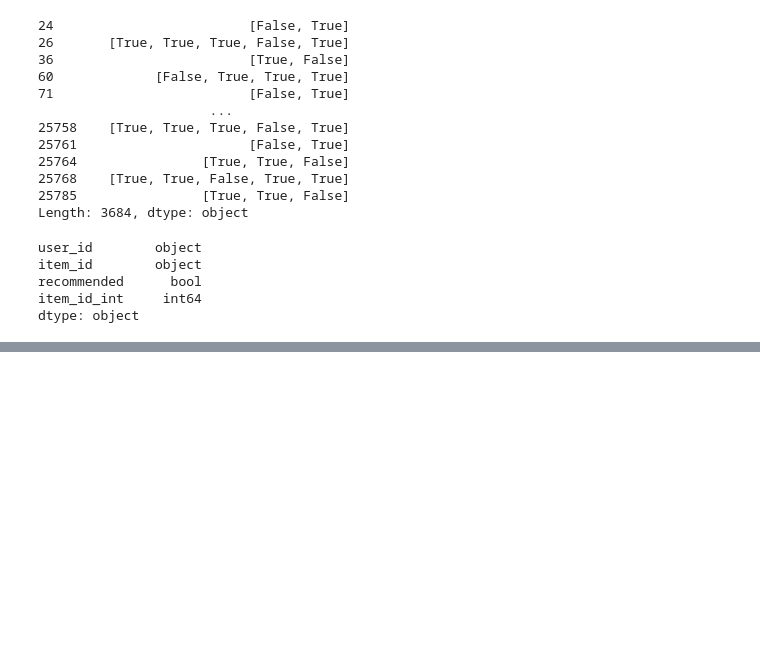
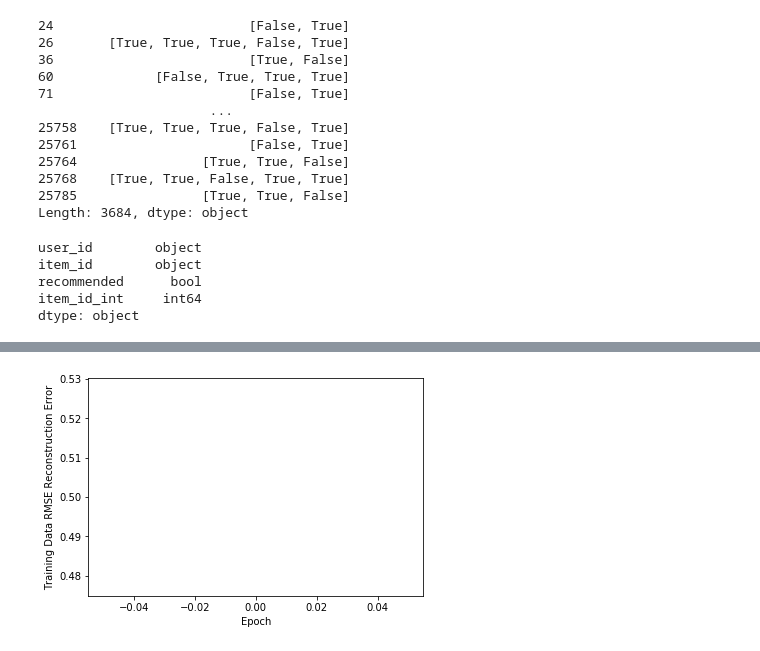
Before and after one commit to jdepreter/ai-project, a Jupyter notebook: rbm_notebook.ipynb, the cells around one changed output, grey strips where cells are left out. Saved outputs shown, nothing was run; the diff lists cells and outputs as text; code cells hidden in the pictures; blank space fills up the shorter version.

```diff
--- a/rbm_notebook.ipynb
+++ b/rbm_notebook.ipynb
@@ -14,6 +14,7 @@ class RBM(nn.Module):
         """
 
         # Weights used for the probability of the visible units given the hidden units
+        super().__init__()
         self.W = torch.randn(n_hid, n_vis)  # torch.rand: random normal distribution mean = 0, variance = 1
 
         # Bias probability of the visible units is activated, given the value of the hidden units (p_v_given_h)
@@ -41,7 +42,7 @@ class RBM(nn.Module):
         # Calculate the probability p_h_given_v
         p_h_given_v = torch.sigmoid(activation)
 
-        print("h sparse", p_h_given_v.is_sparse, torch.bernoulli(p_h_given_v).is_sparse)
+        # print("h sparse", p_h_given_v.is_sparse, torch.bernoulli(p_h_given_v).is_sparse)
 
         # Construct a Bernoulli RBM to predict whether an user loves the movie or not (0 or 1)
         # This corresponds to whether the n_hid is activated or not activated
@@ -62,7 +63,7 @@ class RBM(nn.Module):
         # Calculate the probability p_v_given_h
         p_v_given_h = torch.sigmoid(activation)
 
-        print("v sparse", p_v_given_h.is_sparse, torch.bernoulli(p_v_given_h).is_sparse)
+        # print("v sparse", p_v_given_h.is_sparse, torch.bernoulli(p_v_given_h).is_sparse)
 
         # Construct a Bernoulli RBM to predict whether an user loves the movie or not (0 or 1)
         # This corresponds to whether the n_vis is activated or not activated
@@ -250,19 +249,11 @@ print('-------')
 n_vis = user_reviews_df_exploded['item_id_int'].max() + 1
 n_hidden = 12
 batch_size = 128
-
+reconerr = []
 rbm = RBM(n_vis, n_hidden)
 
 # https://stackoverflow.com/questions/40896157/scipy-sparse-csr-matrix-to-tensorflow-sparsetensor-mini-batch-gradient-descent
 def convert_sparse_matrix_to_sparse_tensor(X):
-    # for userid in range(len(X.indptr) - 1):
-    #     row = X[userid]
-    #     for i in range(len(row.data)):
-    #         value = row.data[i]
-    #         item = row.indices[i]
-    #         if value > 1:
-    #             print(value, item, userid)
-
     coo = X.tocoo()
 
     values = coo.data
@@ -275,8 +266,11 @@ def convert_sparse_matrix_to_sparse_tensor(X):
     shape = coo.shape
 
     return torch.sparse.FloatTensor(i, v, torch.Size(shape))
+print("start training")
+for epoch in range(2):
+    train_recon_error = 0  # RMSE reconstruction error initialized to 0 at the beginning of training
+    s = 0
 
-for epoch in range(5):
     for user_id in range(0, user_reviews_df_exploded['user_id_int'].max() + 1 - batch_size, batch_size):
         training_sample = train_matrix[user_id : user_id + batch_size]
         training_sample2 = train_matrix[user_id : user_id + batch_size]
@@ -289,10 +283,7 @@ for epoch in range(5):
         vk = vk.to_dense()
         v0 = v0.sub(1)
         vk = vk.sub(1)
-        # for row, sublist in enumerate(v0list):
-        #     for col, elem in enumerate(sublist):
-        #         if elem > 1:
-        #             print(row, col, elem)
+
         ph0, _ = rbm.sample_h(v0)
 
         # Third for loop - perform contrastive divergence
@@ -300,36 +291,53 @@ for epoch in range(5):
             _, hk = rbm.sample_h(vk)
             _, vk = rbm.sample_v(hk)
 
-            # Convert vk to sparse tensor
-            # vk_sparse = vk.to_sparse()
-            # print("vk", vk)
-            # print("vk sparse", vk_sparse)
-            # print("vk sparse values", vk_sparse.numpy())
 
-            # print('v0 sparse', v0)
-            # print("iteration", k)
-            # print(vk.shape)
-            # print(vk.numpy()[0])
-
-            for row, sublist in enumerate(vk.tolist()):
-                for col, elem in enumerate(sublist):
-                    if elem > 1:
-                        print(row, col, elem)
 
             # We don't want to learn when there is no rating by the user, and there is no update when rating = -1
             # Remove indices from vk vector that are not in the v0 vector => get sparse tensor again
             vk[v0 < 0] = v0[v0 < 0]
             vksparse = vk.to_sparse()
             # print("v0", v0)
-            print("v0", v0.add(1).to_sparse())
-            print("vk", vk.add(1).to_sparse())
-            break
+            # print("v0", v0.add(1).to_sparse())
+            # print("vk", vk.add(1).to_sparse())
+
             # print(k)
 
         phk, _ = rbm.sample_h(vk)
 
+
+        rbm.train(v0, vk, ph0, phk)
+
+        train_recon_error += torch.sqrt(torch.mean((v0[v0 >= 0] - vk[v0 >= 0])**2))
+        s += 1
+
+    reconerr.append(train_recon_error / s)
+    print('finished epoch', epoch)
         # print((torch.mm(v0.t(), ph0) - torch.mm(vk.t(), phk)).t().shape)
         # print(torch.sum((-vk + v0), 0).shape)
         # print(torch.sum((ph0 - phk), 0).shape)
-        break
-    break
+
+import matplotlib.pyplot as plt
+# Plot the RMSE reconstruction error with respect to increasing number of epochs
+plt.plot(reconerr)
+plt.ylabel('Training Data RMSE Reconstruction Error')
+plt.xlabel('Epoch')
+plt.savefig('result.png')
+
+# Evaluate the RBM on test set
+test_recon_error = 0  # RMSE reconstruction error initialized to 0 at the beginning of training
+s = 0  # a counter (float type)
+
+# for loop - go through every single user
+for id_user in range(user_reviews_df_exploded['user_id_int'].max() + 1):
+    v = train_matrix[id_user:id_user + 1]  # training set inputs are used to activate neurons of my RBM
+    vt = test_matrix[id_user:id_user + 1]  # target
+
+    if len(vt[vt >= 0]) > 0:
+        _, h = rbm.sample_h(v)
+        _, v = rbm.samrple_v(h)
+
+        # Update test RMSE reconstruction error
+        test_recon_error += torch.sqrt(torch.mean((vt[vt >= 0] - v[vt >= 0])**2))
+        s += 1
+# %% [output]
@@ -335,0 +348 @@ for epoch in range(5):
+[figure, added]
```
Also changed, not shown: parts of 5 cells of this notebook.
